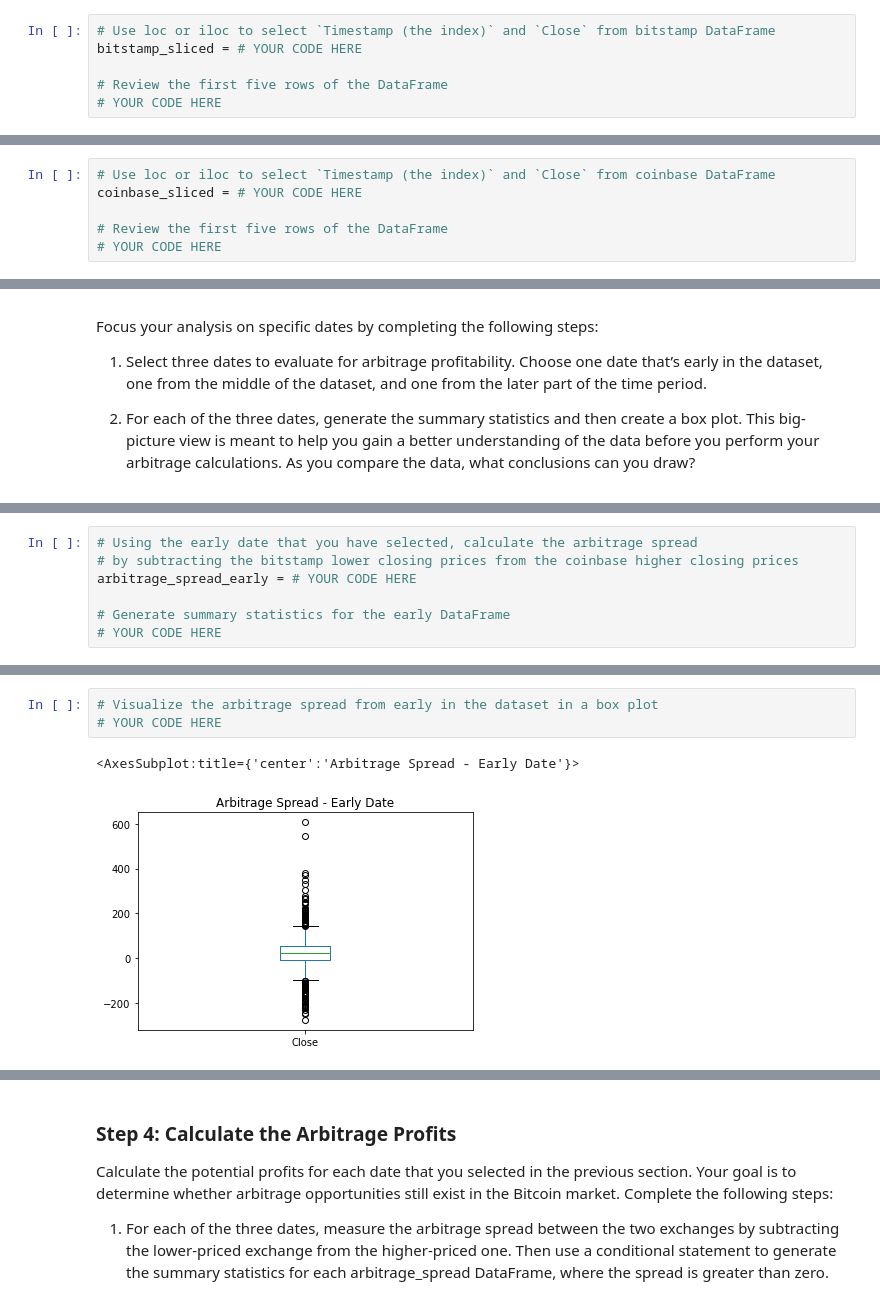
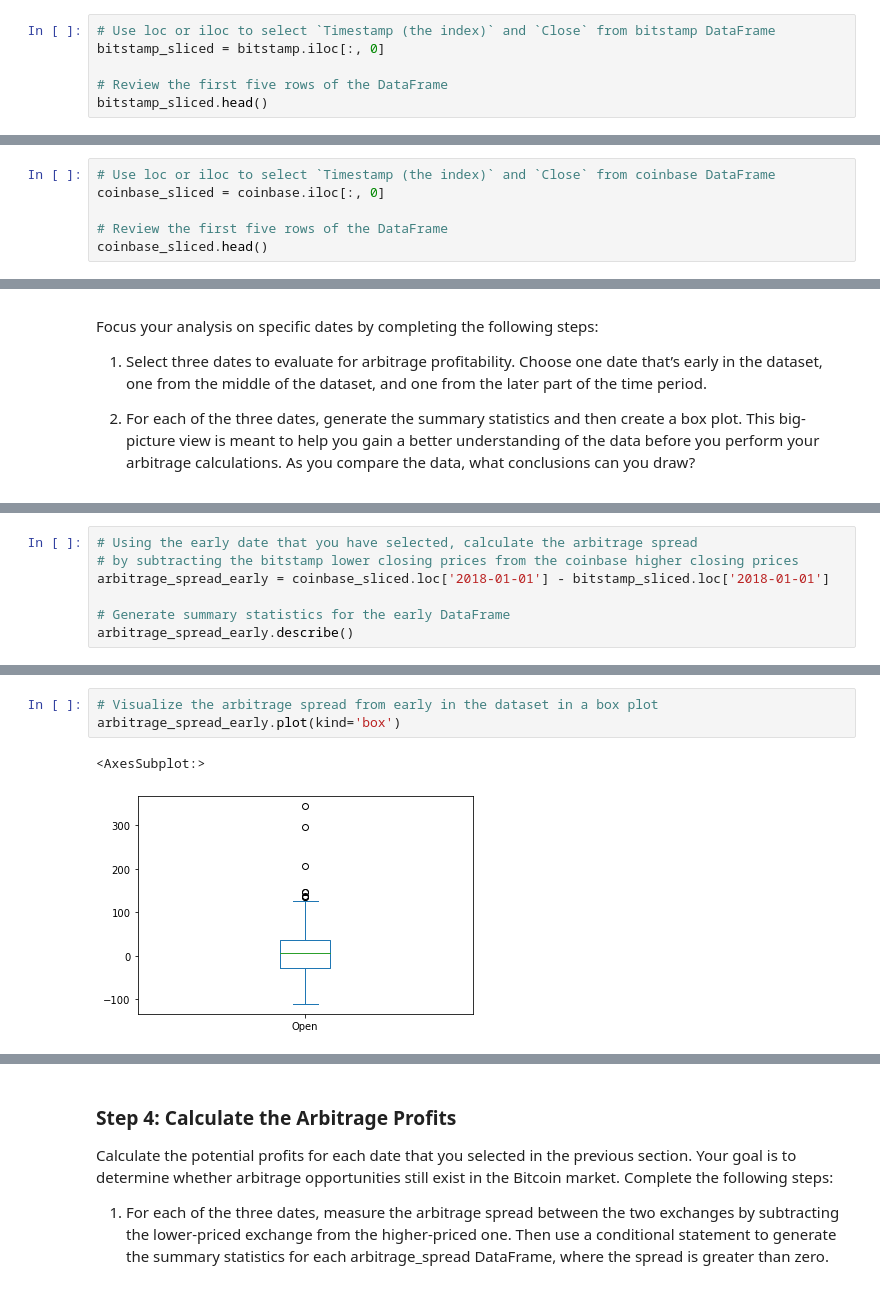
Before and after one commit to dhockenb/Challenge-3, a Jupyter notebook: crypto_arbitrage.ipynb, the cells around one changed output, grey strips where cells are left out. Drawn from its saved outputs; the diff is of its cells as text.

```diff
--- a/crypto_arbitrage.ipynb
+++ b/crypto_arbitrage.ipynb
@@ -179,8 +179,8 @@ Select the data you want to analyze. Use `loc` or `iloc` to select the following
 * Close
 # %%
 # Use loc or iloc to select `Timestamp (the index)` and `Close` from bitstamp DataFrame
-bitstamp_sliced = # YOUR CODE HERE
+bitstamp_sliced = bitstamp.iloc[:, 0]
 
 # Review the first five rows of the DataFrame
-# YOUR CODE HERE
+bitstamp_sliced.head()
 # %% [output]
@@ -194,7 +194,7 @@ bitstamp_sliced = # YOUR CODE HERE
 # %%
 # Use loc or iloc to select `Timestamp (the index)` and `Close` from coinbase DataFrame
-coinbase_sliced = # YOUR CODE HERE
+coinbase_sliced = coinbase.iloc[:, 0]
 
 # Review the first five rows of the DataFrame
-# YOUR CODE HERE
+coinbase_sliced.head()
 # %% [output]
@@ -303,8 +300,8 @@ Focus your analysis on specific dates by completing the following steps:
 # %%
 # Using the early date that you have selected, calculate the arbitrage spread
 # by subtracting the bitstamp lower closing prices from the coinbase higher closing prices
-arbitrage_spread_early = # YOUR CODE HERE
+arbitrage_spread_early = coinbase_sliced.loc['2018-01-01'] - bitstamp_sliced.loc['2018-01-01']
 
 # Generate summary statistics for the early DataFrame
-# YOUR CODE HERE
+arbitrage_spread_early.describe()
 # %% [output]
@@ -320,9 +325,9 @@ Name: Close, dtype: float64
 # %%
 # Visualize the arbitrage spread from early in the dataset in a box plot
-# YOUR CODE HERE
+arbitrage_spread_early.plot(kind='box')
 # %% [output]
-<AxesSubplot:title={'center':'Arbitrage Spread - Early Date'}>
+<AxesSubplot:>
-[figure, old version]
+[figure, new version]
 # %%
 # Create an overlay plot that visualizes the two dataframes over a period of one day from the middle of the dataset.
 # Be sure that the plots include the parameters `legend`, `figsize`, `title`, `color` and `label`
```
Also changed, not shown: parts of 33 cells of this notebook.
